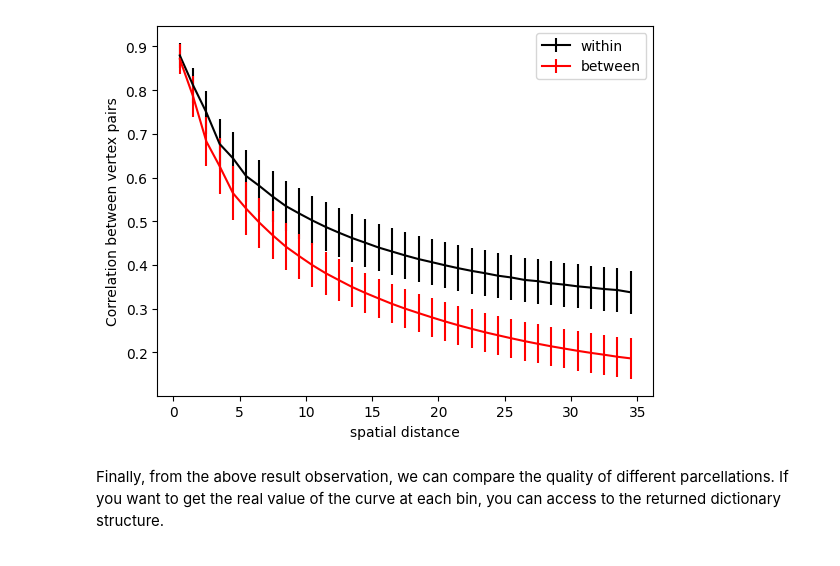
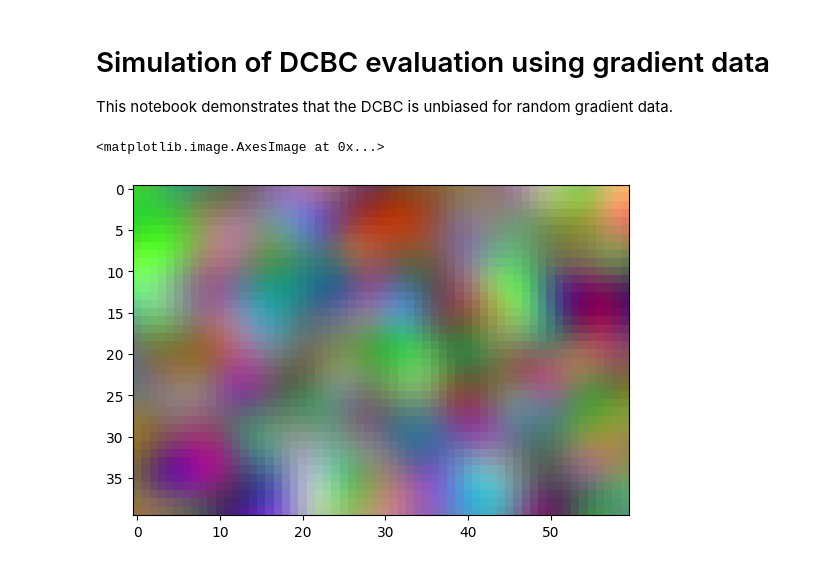
Before and after one commit to DiedrichsenLab/DCBC, a Jupyter notebook: examples/example_simulation.ipynb, the cells around one changed output. Drawn from its saved outputs; the diff is of its cells as text; code cells hidden in the pictures.

Commit message:
Gaussian random fields.

```diff
--- a/examples/example_simulation.ipynb
+++ b/examples/example_simulation.ipynb
@@ -156,8 +1,3 @@ The helper function file `plotting.py` contains the plotting function `plot_wb_c
-# %%
-# Plotting the within/between curve
-%matplotlib inline
-plot_wb_curve(T, path='../data', hems='L')
-# %% [output]
-[figure, removed]
-# %% [markdown]
-Finally, from the above result observation, we can compare the quality of different parcellations. If you want to get the real value of the curve at each bin, you can access to the returned dictionary structure.
+# %% [markdown]
+# Simulation of DCBC evaluation using gradient data
+This notebook demonstrates that the DCBC is unbiased for random gradient data.
@@ -163,0 +9,12 @@ Finally, from the above result observation, we can compare the quality of differ
+# %%
+w=60
+h=40
+X,Y,D= es.make_2d_grid(height=h,width=w)
+F=es.make_gaussian_field(X,Y,D,3,4)
+# %%
+img = F.reshape(3, h, w).transpose(1, 2, 0)
+img = (img - img.min()) / (img.max() - img.min())  # scale to [0, 1]
+plt.imshow(img)
+# %% [output]
+<matplotlib.image.AxesImage at 0x...>
+[figure, added]
```
Also changed, not shown: parts of 22 cells of this notebook, 1 other file.
